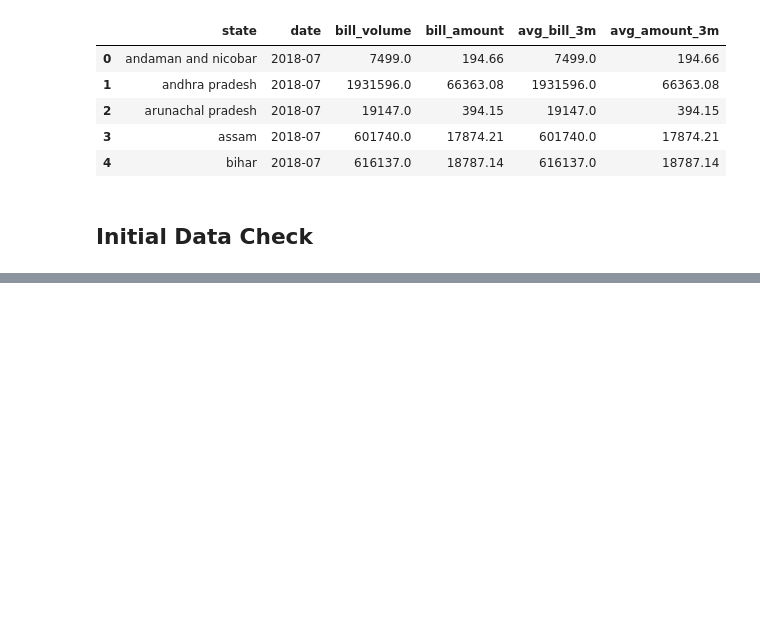
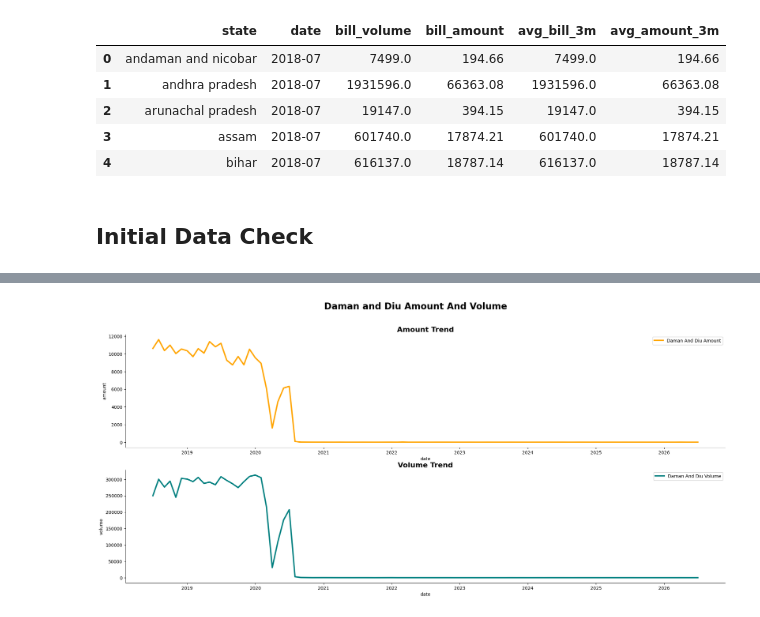
Before and after one commit to IamRaNo/india-logistics-hub-optimizer, a Jupyter notebook: jupyter notebooks/01_forecasting.ipynb, the cells around one changed output, grey strips where cells are left out. Cells and saved outputs as stored; diff of their text form; code cells hidden in the pictures; blank space fills up the shorter version.

```diff
--- a/jupyter notebooks/01_forecasting.ipynb
+++ b/jupyter notebooks/01_forecasting.ipynb
@@ -63,0 +257,15 @@ data.head()
+# %%
+plt.figure(figsize=(24,10))
+plt.subplot(2,1,1)
+sns.lineplot(x = 'date', y='amount',data=data[data['state'].isin(['daman and diu'])],color = 'orange',linewidth = 3, label = 'Daman And Diu Amount')
+plt.title("Amount Trend",fontsize = 16,weight = 'bold')
+plt.legend()
+sns.despine()
+plt.subplot(2,1,2)
+sns.lineplot(x = 'date', y='volume',data=data[data['state'].isin(['daman and diu'])],color = 'teal',linewidth = 3, label = 'Daman And Diu Volume')
+plt.title("Volume Trend",fontsize = 16,weight = 'bold')
+sns.despine()
+plt.suptitle("Daman and Diu Amount And Volume",fontsize = 20,weight = 'bold')
+plt.show()
+# %% [output]
+[figure, added]
```
Also changed, not shown: parts of 34 cells of this notebook, 2 other files.
